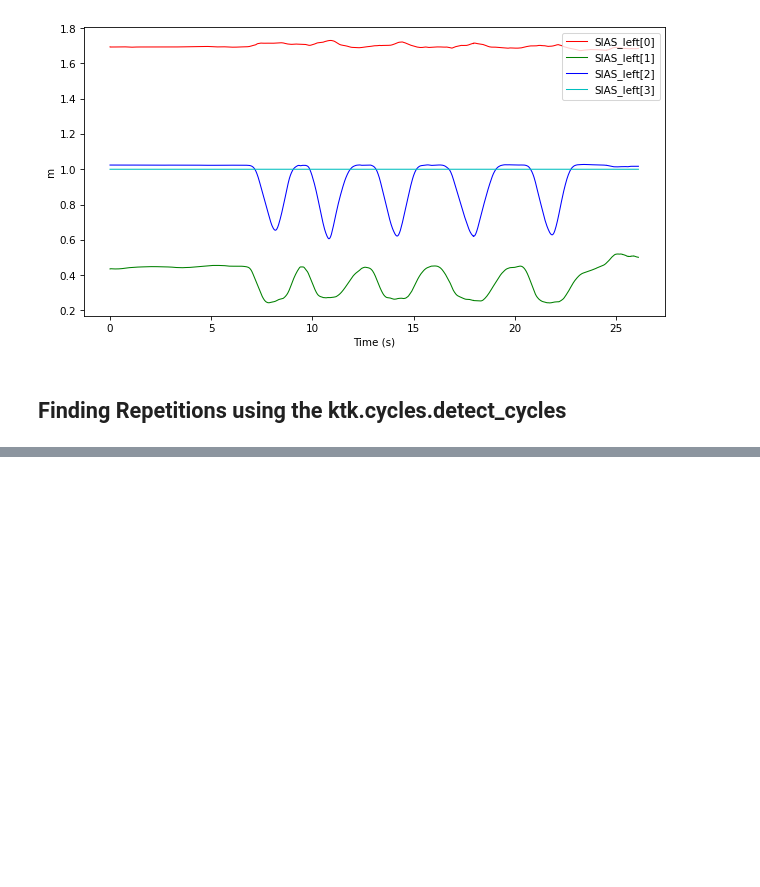
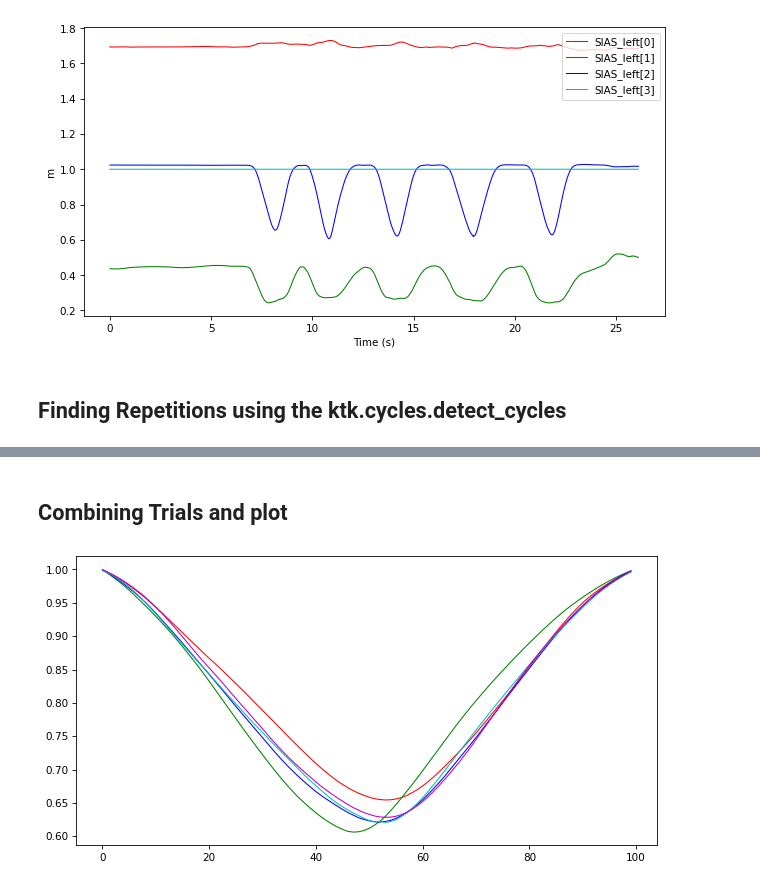
Before and after one commit to MuhammadUtoro/biomechanics, a Jupyter notebook: cycle.ipynb, the cells around one changed output, grey strips where cells are left out. Cells and saved outputs as stored; diff of their text form; code cells hidden in the pictures; blank space fills up the shorter version.

```diff
--- a/cycle.ipynb
+++ b/cycle.ipynb
@@ -30,0 +37,11 @@ start_end.plot()
+# %% [markdown]
+## Combining Trials and plot
+# %%
+start_end_comb = ktk.cycles.stack(start_end_norm)
+# start_end_comb
+n_cycles = start_end_comb["CoM"].shape[0]
+n_cycles
+for idx in range(n_cycles):
+    plt.plot(start_end_comb["CoM"][idx])
+# %% [output]
+[figure, added]
```
Also changed, not shown: parts of 4 cells of this notebook.
